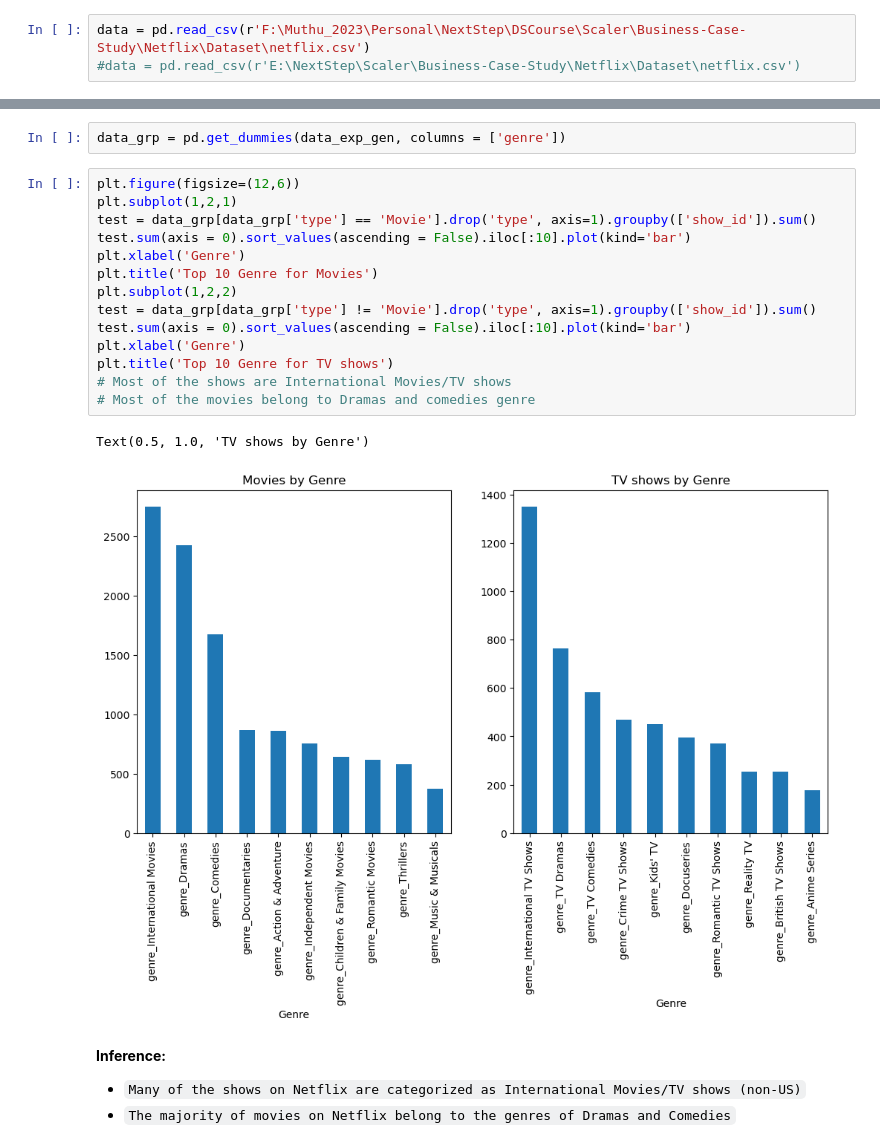
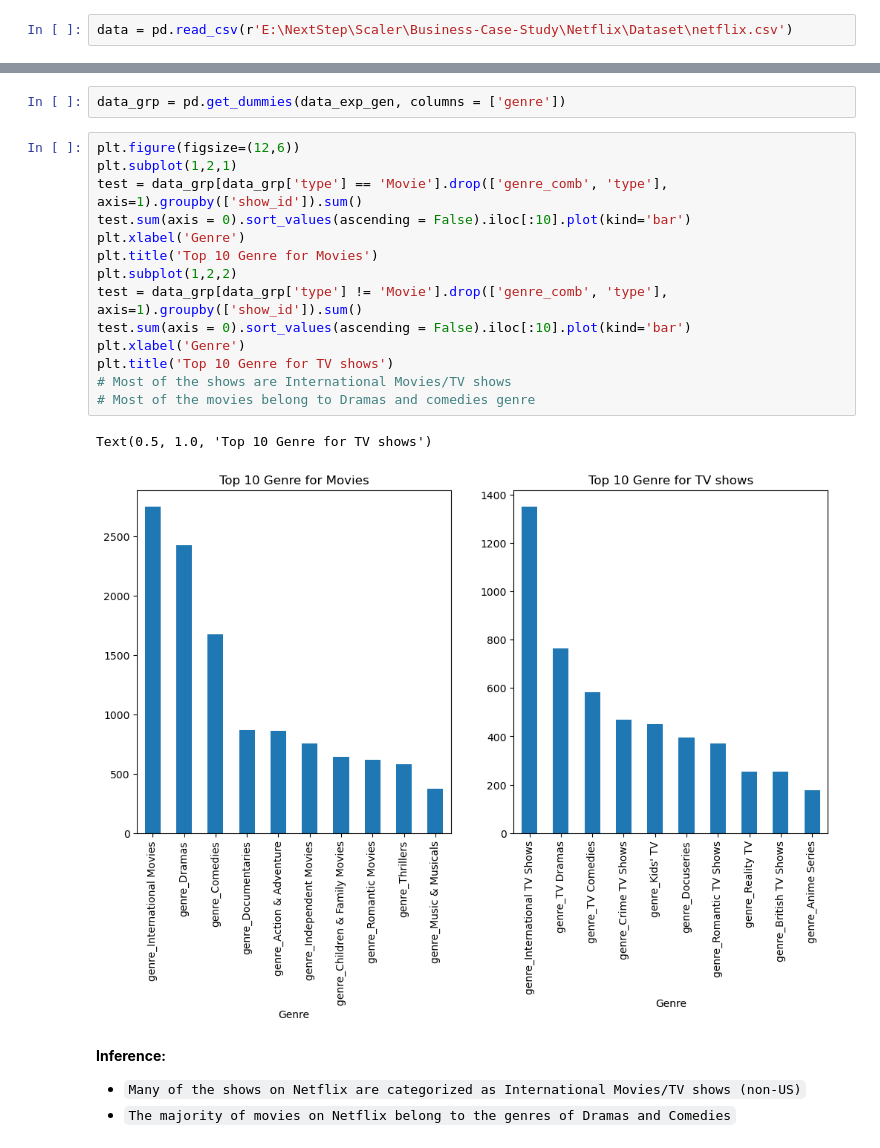
Before and after one commit to muthuganeshece/Business-Case-Study, a Jupyter notebook: Netflix/Notebook/EDA.ipynb, the cells around one changed output, grey strips where cells are left out. Saved outputs shown, nothing was run; the diff lists cells and outputs as text.

```diff
--- a/Netflix/Notebook/EDA.ipynb
+++ b/Netflix/Notebook/EDA.ipynb
@@ -10,6 +12,5 @@ import seaborn as sns
 # %%
-data = pd.read_csv(r'F:\Muthu_2023\Personal\NextStep\DSCourse\Scaler\Business-Case-Study\Netflix\Dataset\netflix.csv')
-#data = pd.read_csv(r'E:\NextStep\Scaler\Business-Case-Study\Netflix\Dataset\netflix.csv')
+data = pd.read_csv(r'E:\NextStep\Scaler\Business-Case-Study\Netflix\Dataset\netflix.csv')
 # %%
 data.head()
 # %% [output]
@@ -637,20 +646,20 @@ data_grp = pd.get_dummies(data_exp_gen, columns = ['genre'])
 # %%
 plt.figure(figsize=(12,6))
 plt.subplot(1,2,1)
-test = data_grp[data_grp['type'] == 'Movie'].drop('type', axis=1).groupby(['show_id']).sum()
+test = data_grp[data_grp['type'] == 'Movie'].drop(['genre_comb', 'type'], axis=1).groupby(['show_id']).sum()
 test.sum(axis = 0).sort_values(ascending = False).iloc[:10].plot(kind='bar')
 plt.xlabel('Genre')
 plt.title('Top 10 Genre for Movies')
 plt.subplot(1,2,2)
-test = data_grp[data_grp['type'] != 'Movie'].drop('type', axis=1).groupby(['show_id']).sum()
+test = data_grp[data_grp['type'] != 'Movie'].drop(['genre_comb', 'type'], axis=1).groupby(['show_id']).sum()
 test.sum(axis = 0).sort_values(ascending = False).iloc[:10].plot(kind='bar')
 plt.xlabel('Genre')
 plt.title('Top 10 Genre for TV shows')
 # Most of the shows are International Movies/TV shows
 # Most of the movies belong to Dramas and comedies genre
 # %% [output]
-Text(0.5, 1.0, 'TV shows by Genre')
+Text(0.5, 1.0, 'Top 10 Genre for TV shows')
-[figure, old version]
+[figure, new version]
 # %% [markdown]
 **Inference:**
 - `Many of the shows on Netflix are categorized as International Movies/TV shows (non-US)`
```
Also changed, not shown: parts of 39 cells of this notebook.
